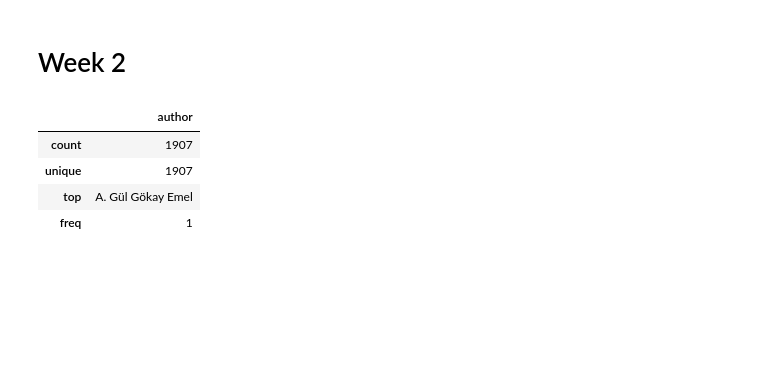
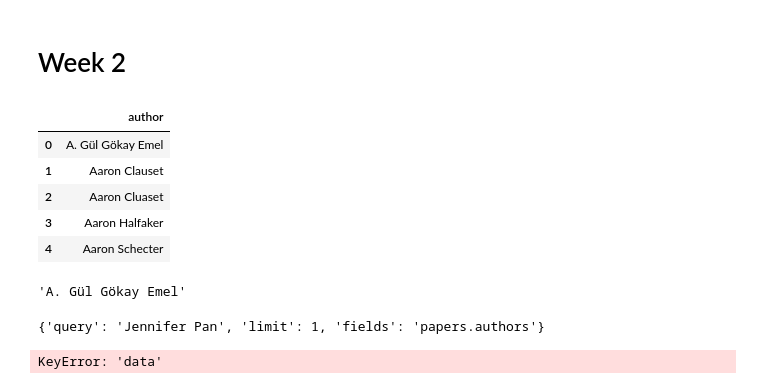
Before and after one commit to joachimschroeder/comsocsci2023, a Jupyter notebook: additional_notebooks/API_example.ipynb, the cells around one changed output. Cells and saved outputs as stored; diff of their text form; code cells hidden in the pictures; blank space fills up the shorter version.

```diff
--- a/additional_notebooks/API_example.ipynb
+++ b/additional_notebooks/API_example.ipynb
@@ -56,22 +56,23 @@ r.json()["data"]
 # %%
 import pandas as pd
 import numpy as np
 df2019 = pd.read_csv("2019_poster.csv")
 df2020 = pd.read_csv("2020.csv")
 df2021 = pd.read_csv("2021.csv")
 
 names2019 = np.array(df2019.author)
 names2020 = np.array(df2020.author)
 names2021 = np.array(df2021.author)
 
 names = np.concatenate([names2019, names2020, names2021])
 names_final = np.unique(names)
 df = pd.DataFrame(names_final, columns=['author'])
-df.describe()
+df.head()
 # %% [output]
 |  | author |
-| count | 1907 |
-| unique | 1907 |
-| top | A. Gül Gökay Emel |
-| freq | 1 |
+| 0 | A. Gül Gökay Emel |
+| 1 | Aaron Clauset |
+| 2 | Aaron Cluaset |
+| 3 | Aaron Halfaker |
+| 4 | Aaron Schecter |
 # %%
@@ -78,0 +80,61 @@ df.to_csv("authors.csv")
+# %%
+names_final[0]
+# %% [output]
+'A. Gül Gökay Emel'
+# %%
+BASE_URL = "https://api.semanticscholar.org/graph/"
+VERSION = "v1/"
+RESOURCE = "author/search"
+
+params = {'query':names_final[813],
+          'fields': "papers.authors"
+}
+
+my_url = BASE_URL + VERSION + RESOURCE
+
+params
+# %% [output]
+{'query': 'Jennifer Pan', 'limit': 1, 'fields': 'papers.authors'}
+# %%
+import time
+from tqdm import tqdm
+
+BASE_URL = "https://api.semanticscholar.org/graph/"
+VERSION = "v1/"
+RESOURCE = "author/search"
+
+my_url = BASE_URL + VERSION + RESOURCE
+
+ids = []
+
+for name in names_final:
+    params = {'query':name,
+          'limit': 1,
+          'fields': "papers.authors"
+          }
+
+    r = requests.get(my_url, params=params)
+    if len(r.json()['data']) == 0:
+        continue
+    if r.status_code == 200 and len(r.json()['data']) > 0:
+        temp = r.json()['data'][0]['papers'][0]['authors']
+        temp_ids = [author['authorId'] for author in temp]
+        ids.extend(temp_ids)
+    else:
+        status = False
+        while status == False:
+            print("Sleepin'")
+            time.sleep(30)
+            r = requests.get(my_url, params=params)
+            if len(r.json()['data']) == 0:
+                continue
+            if r.status_code == 200 and len(r.json()['data']) > 0:
+                temp = r.json()['data'][0]['papers'][0]['authors']
+                temp_ids = [int(author['authorId']) for author in temp]
+                ids.extend(temp_ids)
+                status = True
+
+
+ids
+# %% [output]
+KeyError: 'data'
```
Also changed, not shown: parts of 16 cells of this notebook, 4 other files.
